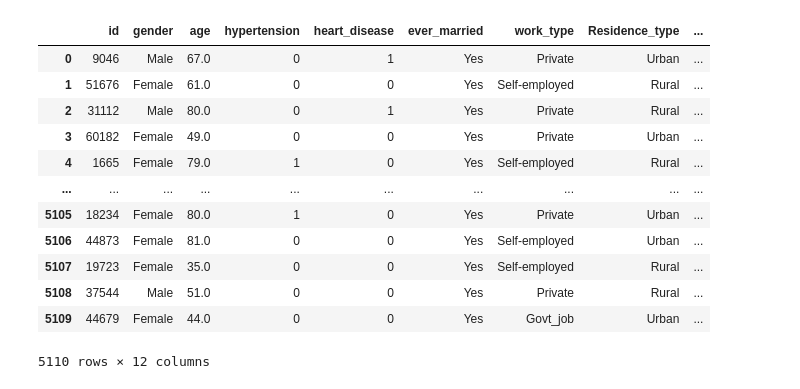
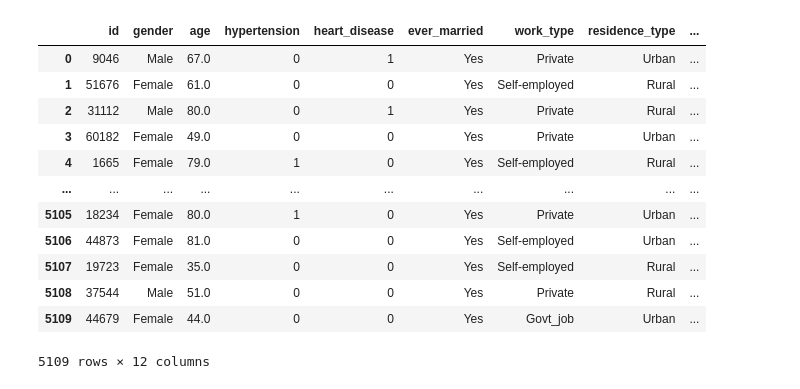
Before and after one commit to Mic-dev-gif/stroke_dataset_ml, a Jupyter notebook: main.ipynb, the cells around one changed output. Cells and saved outputs as stored; diff of their text form; code cells hidden in the pictures.

Commit message:
data cleaning, simple ml, normalization, scaling

```diff
--- a/main.ipynb
+++ b/main.ipynb
@@ -4,18 +15,23 @@ import numpy as np
 # %%
-test_identity = pd.read_csv("csv_files/healthcare-dataset-stroke-data.csv")
+df = pd.read_csv("csv_files/healthcare-dataset-stroke-data.csv")
 # %%
-test_identity
+df.columns = df.columns.str.lower()
-# %% [output]
-|  | id | gender | age | hypertension | heart_disease | ever_married | work_type | Residence_type | ... |
-| 0 | 9046 | Male | 67.0 | 0 | 1 | Yes | Private | Urban | ... |
-| 1 | 51676 | Female | 61.0 | 0 | 0 | Yes | Self-employed | Rural | ... |
-| 2 | 31112 | Male | 80.0 | 0 | 1 | Yes | Private | Rural | ... |
-| 3 | 60182 | Female | 49.0 | 0 | 0 | Yes | Private | Urban | ... |
-| 4 | 1665 | Female | 79.0 | 1 | 0 | Yes | Self-employed | Rural | ... |
-| ... | ... | ... | ... | ... | ... | ... | ... | ... | ... |
-| 5105 | 18234 | Female | 80.0 | 1 | 0 | Yes | Private | Urban | ... |
-| 5106 | 44873 | Female | 81.0 | 0 | 0 | Yes | Self-employed | Urban | ... |
-| 5107 | 19723 | Female | 35.0 | 0 | 0 | Yes | Self-employed | Rural | ... |
-| 5108 | 37544 | Male | 51.0 | 0 | 0 | Yes | Private | Rural | ... |
-| 5109 | 44679 | Female | 44.0 | 0 | 0 | Yes | Govt_job | Urban | ... |
-5110 rows × 12 columns
+# %%
+#drop the only "other" in gender column
+df = df[df['gender'] != 'Other']
+# %%
+df
+# %% [output]
+|  | id | gender | age | hypertension | heart_disease | ever_married | work_type | residence_type | ... |
+| 0 | 9046 | Male | 67.0 | 0 | 1 | Yes | Private | Urban | ... |
+| 1 | 51676 | Female | 61.0 | 0 | 0 | Yes | Self-employed | Rural | ... |
+| 2 | 31112 | Male | 80.0 | 0 | 1 | Yes | Private | Rural | ... |
+| 3 | 60182 | Female | 49.0 | 0 | 0 | Yes | Private | Urban | ... |
+| 4 | 1665 | Female | 79.0 | 1 | 0 | Yes | Self-employed | Rural | ... |
+| ... | ... | ... | ... | ... | ... | ... | ... | ... | ... |
+| 5105 | 18234 | Female | 80.0 | 1 | 0 | Yes | Private | Urban | ... |
+| 5106 | 44873 | Female | 81.0 | 0 | 0 | Yes | Self-employed | Urban | ... |
+| 5107 | 19723 | Female | 35.0 | 0 | 0 | Yes | Self-employed | Rural | ... |
+| 5108 | 37544 | Male | 51.0 | 0 | 0 | Yes | Private | Rural | ... |
+| 5109 | 44679 | Female | 44.0 | 0 | 0 | Yes | Govt_job | Urban | ... |
+5109 rows × 12 columns
```
Also changed, not shown: parts of 34 cells of this notebook.
